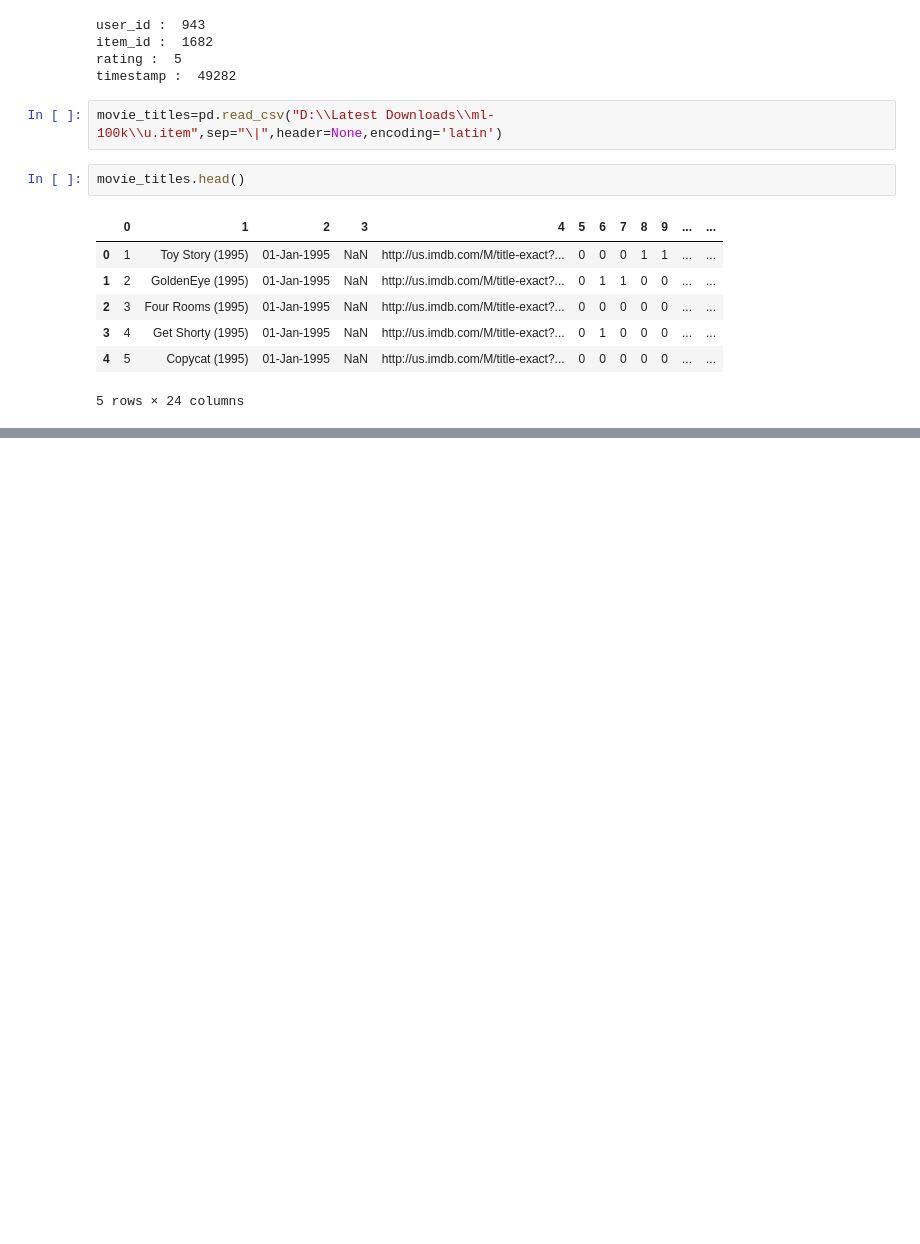
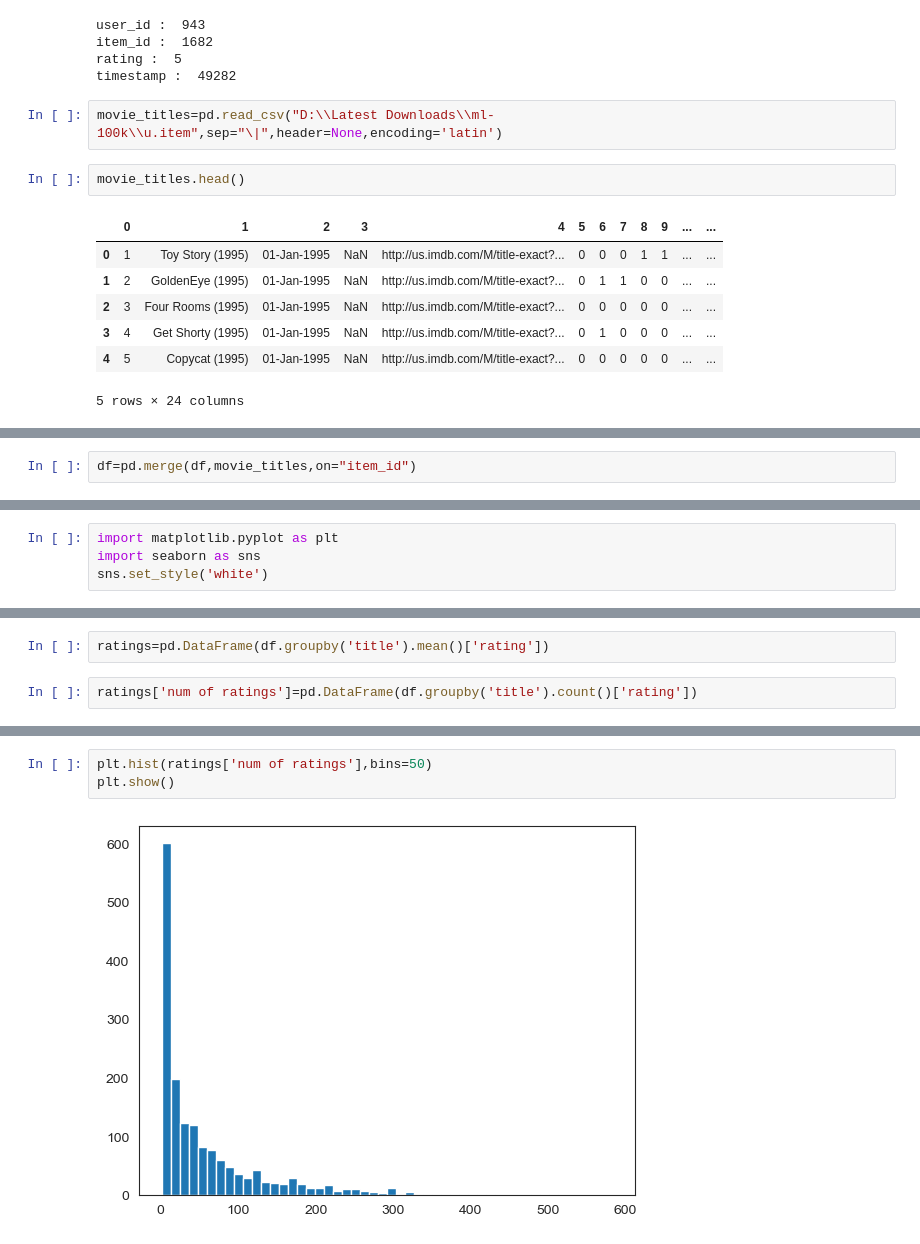
Before and after one commit to dawoodshahzad07/Movie-Recommendation, a Jupyter notebook: movie.ipynb, the cells around one changed output, grey strips where cells are left out. Saved outputs shown, nothing was run; the diff lists cells and outputs as text; blank space fills up the shorter version.

```diff
--- a/movie.ipynb
+++ b/movie.ipynb
@@ -44,0 +58,2 @@ movie_titles.head()
+# %%
+df=pd.merge(df,movie_titles,on="item_id")
@@ -44,0 +71,4 @@ movie_titles.head()
+# %%
+import matplotlib.pyplot as plt
+import seaborn as sns
+sns.set_style('white')
@@ -44,0 +107,4 @@ movie_titles.head()
+# %%
+ratings=pd.DataFrame(df.groupby('title').mean()['rating'])
+# %%
+ratings['num of ratings']=pd.DataFrame(df.groupby('title').count()['rating'])
@@ -44,0 +128,5 @@ movie_titles.head()
+# %%
+plt.hist(ratings['num of ratings'],bins=50)
+plt.show()
+# %% [output]
+[figure, added]
```
Also changed, not shown: parts of 17 cells of this notebook.
